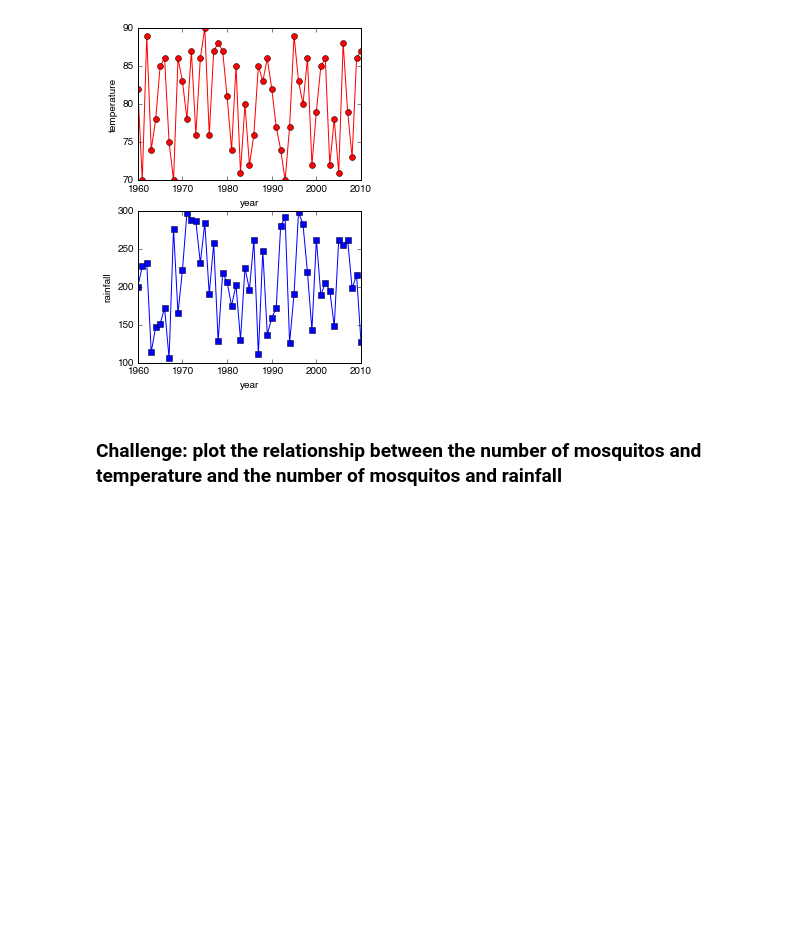
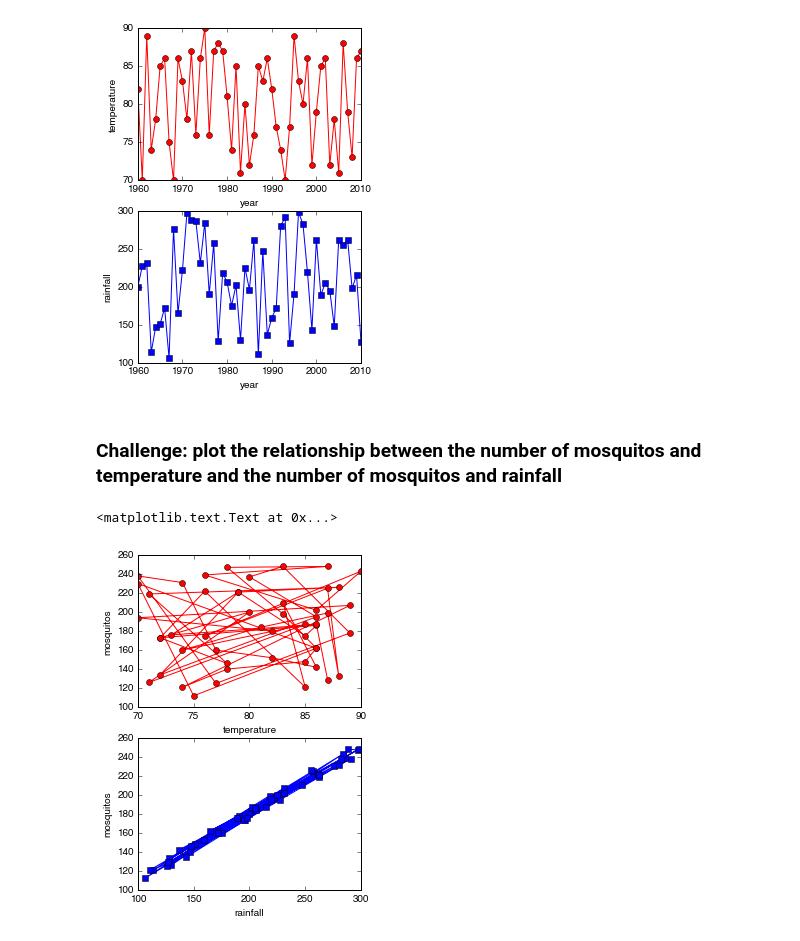
Before and after one commit to dotsdl/swc_northeastern_python, a Jupyter notebook: Mosquitoes.ipynb, the cells around one changed output. Drawn from its saved outputs; the diff is of its cells as text; code cells hidden in the pictures; blank space fills up the shorter version.

```diff
--- a/Mosquitoes.ipynb
+++ b/Mosquitoes.ipynb
@@ -461,3 +461,20 @@ ax2.set_ylabel('rainfall')
 [figure]
 # %% [markdown]
 ### Challenge: plot the relationship between the number of mosquitos and temperature and the number of mosquitos and rainfall
+# %%
+fig = plt.figure(figsize=(4, 6))
+
+ax1 = fig.add_subplot(2, 1, 1)
+
+ax1.plot(data['temperature'], data['mosquitos'], 'ro-')
+ax1.set_xlabel('temperature')
+ax1.set_ylabel('mosquitos')
+
+ax2 = fig.add_subplot(2, 1, 2)
+
+ax2.plot(data['rainfall'], data['mosquitos'], 'bs-')
+ax2.set_xlabel('rainfall')
+ax2.set_ylabel('mosquitos')
+# %% [output]
+<matplotlib.text.Text at 0x...>
+[figure, added]
```
